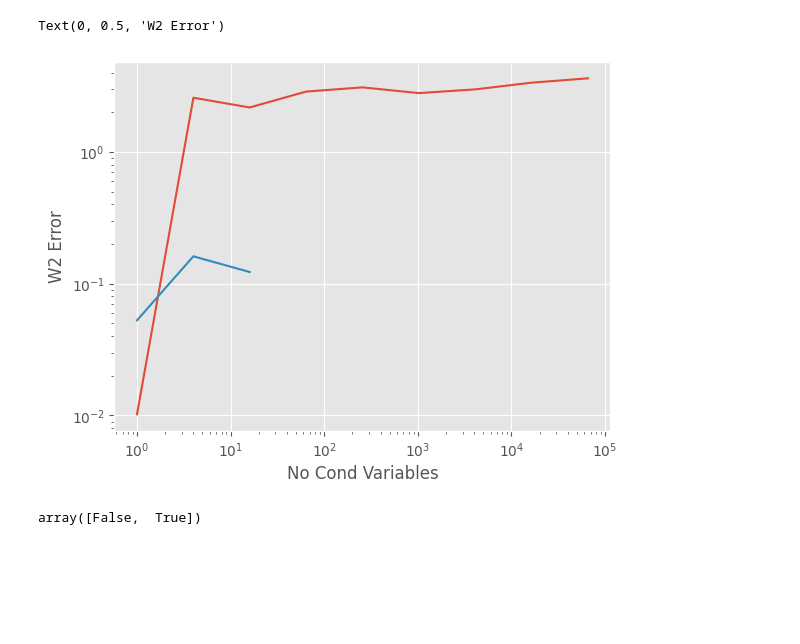
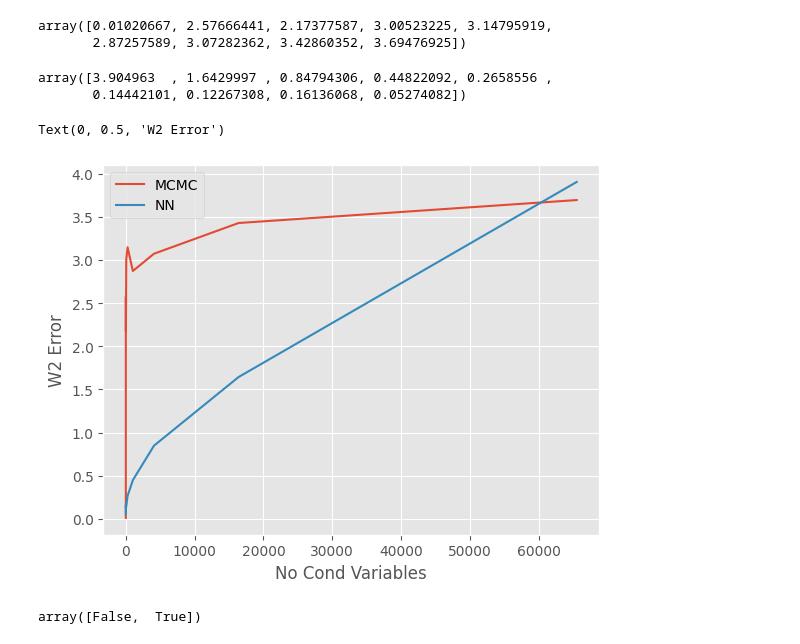
Before and after one commit to abjohnson117/TransportVsMcmcExperiments, a Jupyter notebook: banana/budget_test.ipynb, the cells around one changed output. Drawn from its saved outputs; the diff is of its cells as text; code cells hidden in the pictures; blank space fills up the shorter version.

```diff
--- a/banana/budget_test.ipynb
+++ b/banana/budget_test.ipynb
@@ -23,13 +23,24 @@ array([0.05274082, 0.16136068, 0.12267308,        nan,        nan,
+# %%
+wd_mcmc_array
+# %% [output]
+array([0.01020667, 2.57666441, 2.17377587, 3.00523225, 3.14795919,
+       2.87257589, 3.07282362, 3.42860352, 3.69476925])
+# %%
+wd_nn_array[::-1]
+# %% [output]
+array([3.904963  , 1.6429997 , 0.84794306, 0.44822092, 0.2658556 ,
+       0.14442101, 0.12267308, 0.16136068, 0.05274082])
 # %%
-plt.plot(conditioning_list, wd_mcmc_array)
-plt.plot(conditioning_list, wd_nn_array)
-plt.yscale("log")
-plt.xscale("log")
+plt.plot(conditioning_list, wd_mcmc_array, label="MCMC")
+plt.plot(conditioning_list, wd_nn_array, label="NN")
+plt.legend()
+# plt.yscale("log")
+# plt.xscale("log")
 plt.xlabel("No Cond Variables")
 plt.ylabel("W2 Error")
 # %% [output]
 Text(0, 0.5, 'W2 Error')
-[figure, old version]
+[figure, new version]
 # %%
 nn_samps = np.load("nn_results/ode/nn_samps_1024_64.npy")
 cond_vars = np.load("nn_results/ode/cond_vars_64.npy")
```
Also changed, not shown: parts of 2 cells of this notebook, 8 other files.
